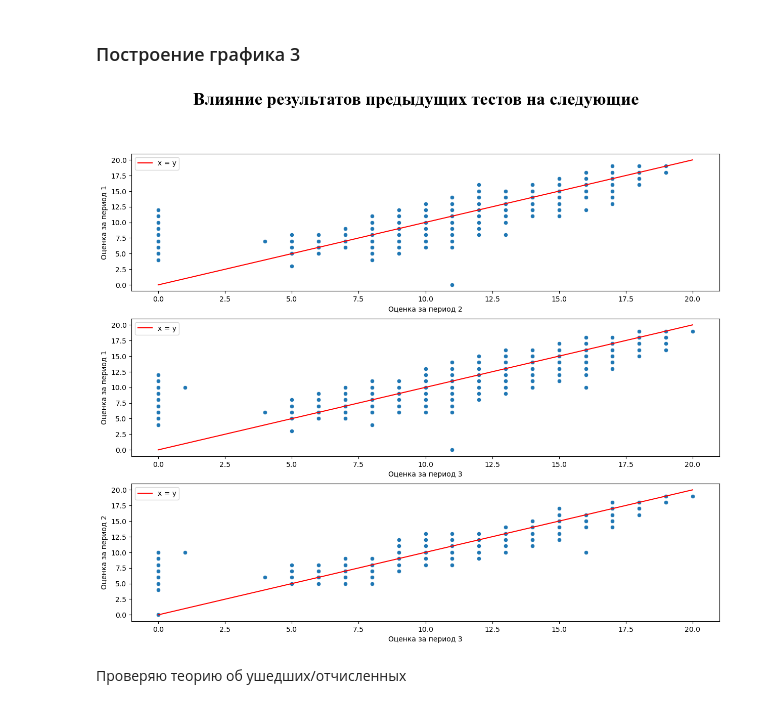
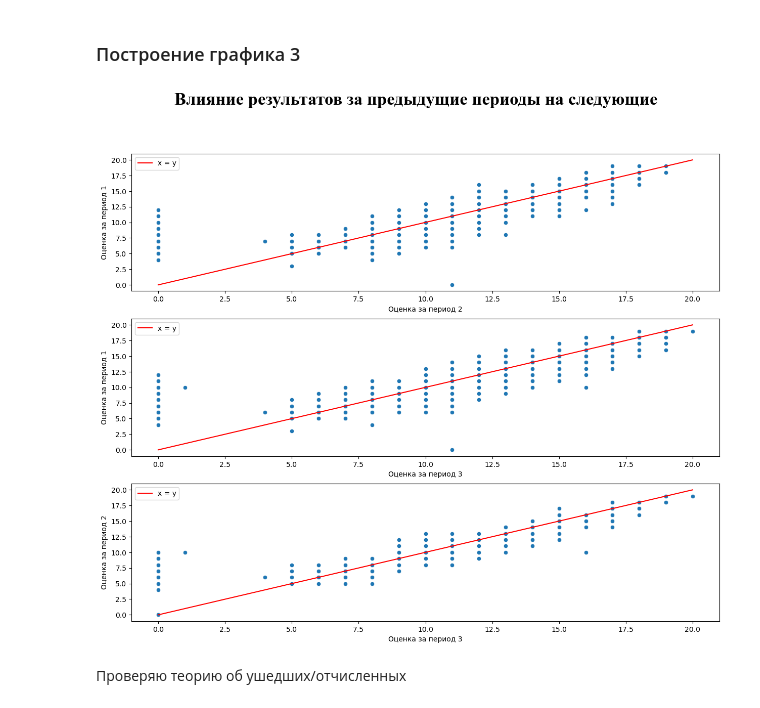
Before and after one commit to GaganovAlexander/BDST-course-paper, a Jupyter notebook: main.ipynb, the cells around one changed output. Cells and saved outputs as stored; diff of their text form; code cells hidden in the pictures.

```diff
--- a/main.ipynb
+++ b/main.ipynb
@@ -113,19 +113,19 @@ for ax in axs.flat[1:]:
 # %%
 x = np.arange(0, 21)
 fig, axs = plt.subplots(3, 1, figsize=(15, 12))
-fig.suptitle('Влияние результатов предыдущих тестов на следующие', fontsize=25, fontname="Times New Roman", fontweight='bold')
+fig.suptitle('Влияние результатов за предыдущие периоды на следующие', fontsize=25, fontname="Times New Roman", fontweight='bold')
 
 sns.scatterplot(df, x="Оценка за период 2", y="Оценка за период 1", ax=axs.flat[0])
 axs.flat[0].plot(x, x, color='r', label='x = y')
 axs.flat[0].legend()
 sns.scatterplot(df, x="Оценка за период 3", y="Оценка за период 1", ax=axs.flat[1])
 axs.flat[1].plot(x, x, color='r', label='x = y')
 axs.flat[1].legend()
 sns.scatterplot(df, x="Оценка за период 3", y="Оценка за период 2", ax=axs.flat[2])
 axs.flat[2].plot(x, x, color='r', label='x = y')
 axs.flat[2].legend();
 # %% [output]
-[figure, old version]
+[figure, new version]
 # %% [markdown]
 Проверяю теорию об ушедших/отчисленных
 # %%
```
Also changed, not shown: parts of 3 cells of this notebook, 1 other file.
